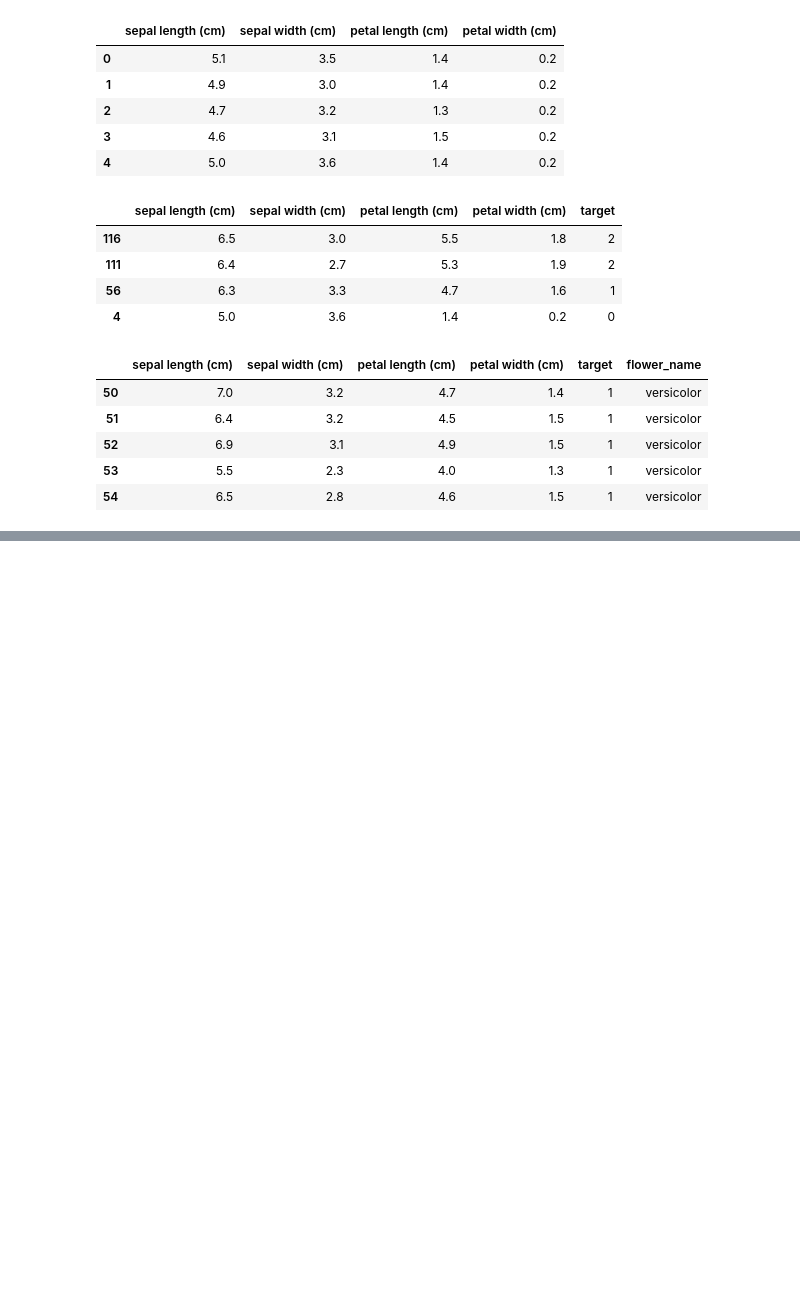
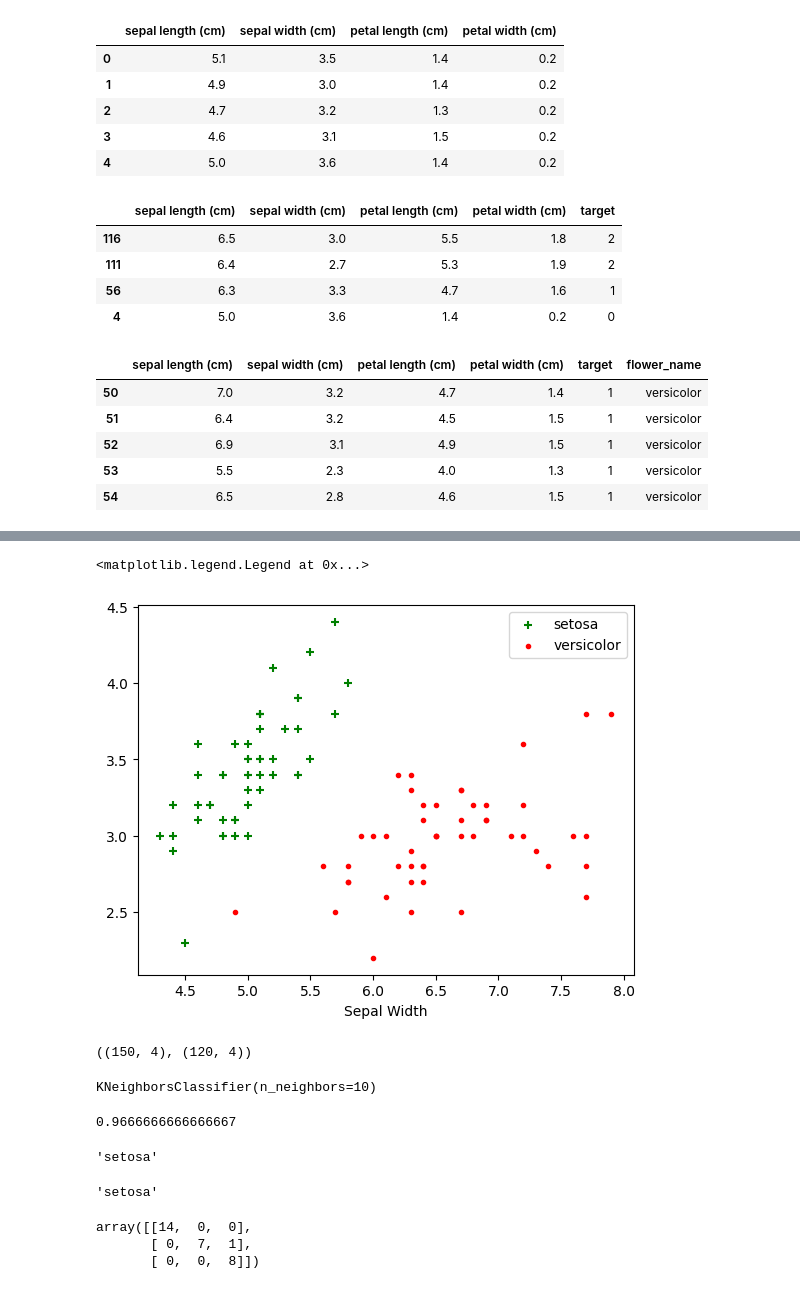
Before and after one commit to Aayush181509/AI-Workshop, a Jupyter notebook: KNN.ipynb, the cells around one changed output, grey strips where cells are left out. Saved outputs shown, nothing was run; the diff lists cells and outputs as text; code cells hidden in the pictures; blank space fills up the shorter version.

```diff
--- a/KNN.ipynb
+++ b/KNN.ipynb
@@ -71,0 +84,10 @@ virginica_df = df[df.target==2]
+# %%
+plt.xlabel('Sepal Length')
+plt.xlabel('Sepal Width')
+plt.scatter(setosa_df['sepal length (cm)'],setosa_df['sepal width (cm)'],color='green',marker='+',label='setosa')
+# plt.scatter(df1['sepal length (cm)'],df1['sepal width (cm)'],color='blue',marker='_',label='virginica')
+plt.scatter(virginica_df['sepal length (cm)'],virginica_df['sepal width (cm)'],color='red',marker='.',label='versicolor')
+plt.legend()
+# %% [output]
+<matplotlib.legend.Legend at 0x...>
+[figure, added]
@@ -71,0 +100,4 @@ virginica_df = df[df.target==2]
+# %%
+X.shape,X_train.shape
+# %% [output]
+((150, 4), (120, 4))
@@ -71,0 +107,4 @@ virginica_df = df[df.target==2]
+# %%
+knn.fit(X_train,y_train)
+# %% [output]
+KNeighborsClassifier(n_neighbors=10)
@@ -71,0 +113,20 @@ virginica_df = df[df.target==2]
+# %%
+knn.score(X_test,y_test)
+# %% [output]
+0.9666666666666667
+# %%
+iris.target_names[0]
+# %% [output]
+'setosa'
+# %%
+iris.target_names[knn.predict(X_test[:1])[0]]
+# %% [output]
+'setosa'
+# %%
+from sklearn.metrics import confusion_matrix
+cm = confusion_matrix(y_test,y_pred)
+cm
+# %% [output]
+array([[14,  0,  0],
+       [ 0,  7,  1],
+       [ 0,  0,  8]])
```
Also changed, not shown: parts of 9 cells of this notebook, 3 other files.
